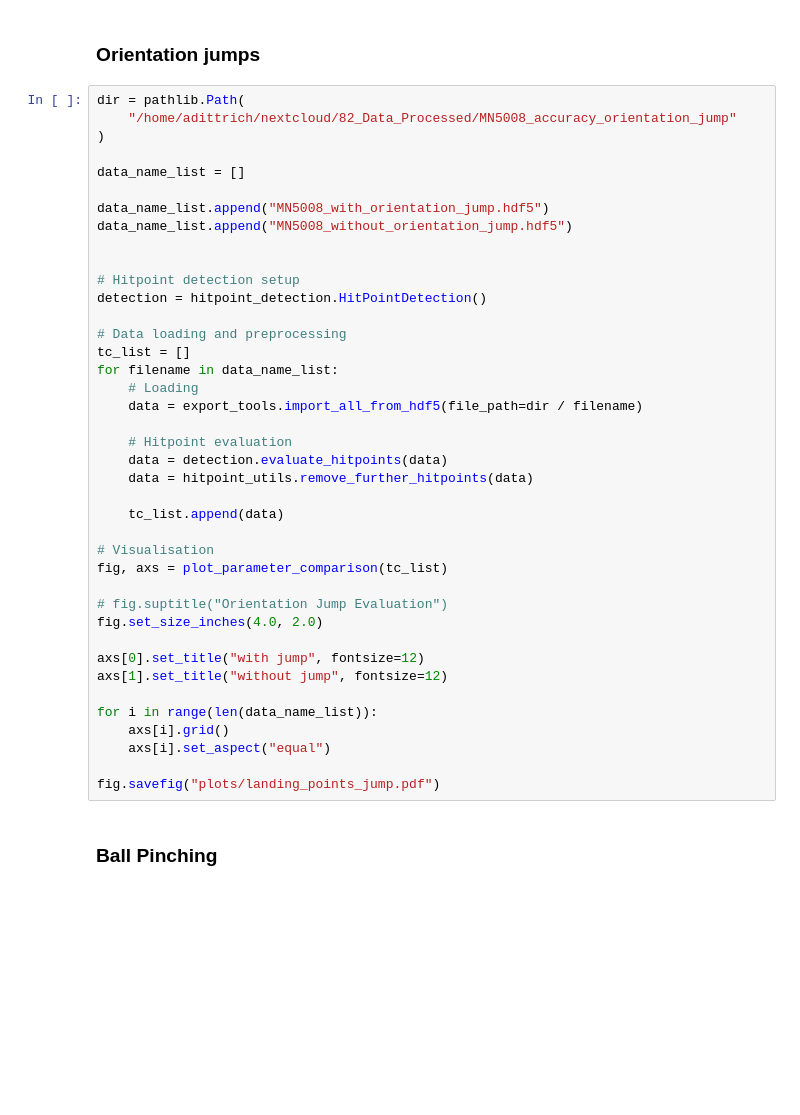
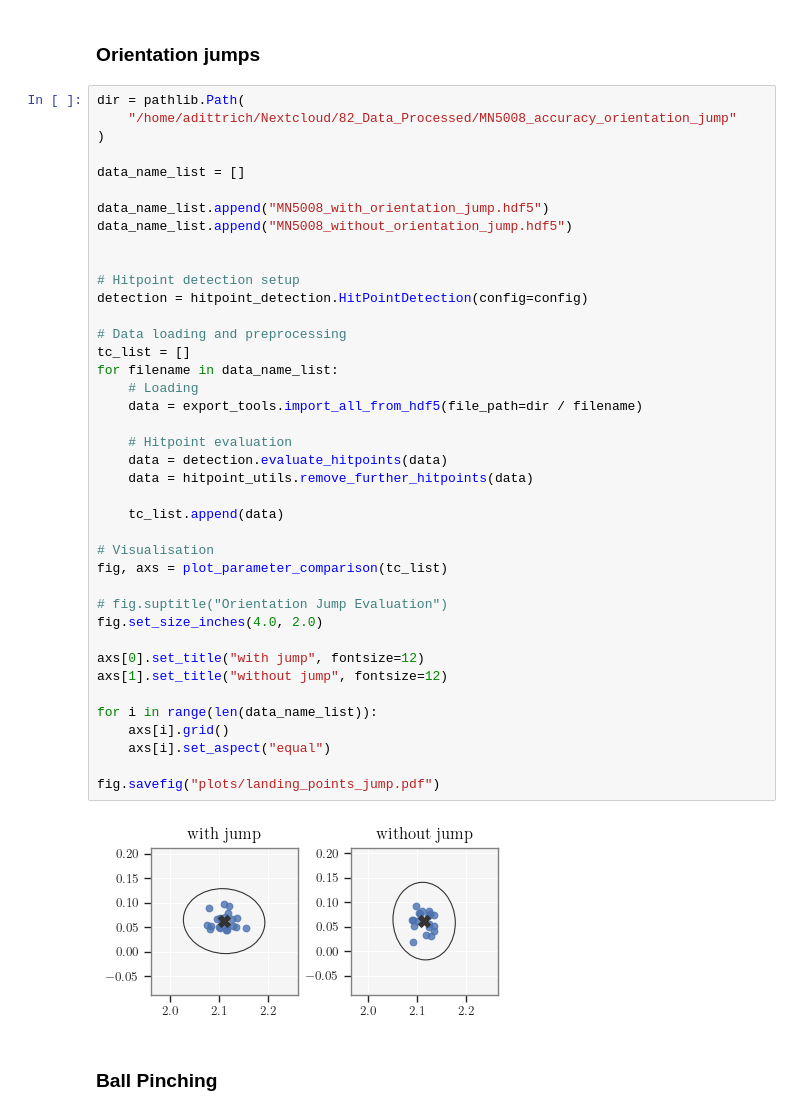
Before and after one commit to intelligent-soft-robots/aimy_target_shooting, a Jupyter notebook: notebooks/launcher_evaluation.ipynb, the cells around one changed output. Drawn from its saved outputs; the diff is of its cells as text; blank space fills up the shorter version.

```diff
--- a/notebooks/launcher_evaluation.ipynb
+++ b/notebooks/launcher_evaluation.ipynb
@@ -434,7 +440,7 @@ fig.savefig("plots/launcher_comparison.pdf", bbox_inches="tight")
 ### Orientation jumps
 # %%
 dir = pathlib.Path(
-    "/home/adittrich/nextcloud/82_Data_Processed/MN5008_accuracy_orientation_jump"
+    "/home/adittrich/Nextcloud/82_Data_Processed/MN5008_accuracy_orientation_jump"
 )
 
 data_name_list = []
@@ -444,34 +450,36 @@ data_name_list.append("MN5008_without_orientation_jump.hdf5")
 
 
 # Hitpoint detection setup
-detection = hitpoint_detection.HitPointDetection()
+detection = hitpoint_detection.HitPointDetection(config=config)
 
 # Data loading and preprocessing
 tc_list = []
 for filename in data_name_list:
     # Loading
     data = export_tools.import_all_from_hdf5(file_path=dir / filename)
 
     # Hitpoint evaluation
     data = detection.evaluate_hitpoints(data)
     data = hitpoint_utils.remove_further_hitpoints(data)
 
     tc_list.append(data)
 
 # Visualisation
 fig, axs = plot_parameter_comparison(tc_list)
 
 # fig.suptitle("Orientation Jump Evaluation")
 fig.set_size_inches(4.0, 2.0)
 
 axs[0].set_title("with jump", fontsize=12)
 axs[1].set_title("without jump", fontsize=12)
 
 for i in range(len(data_name_list)):
     axs[i].grid()
     axs[i].set_aspect("equal")
 
 fig.savefig("plots/landing_points_jump.pdf")
+# %% [output]
+[figure, added]
 # %% [markdown]
 ### Ball Pinching
 # %%
```
Also changed, not shown: parts of 8 cells of this notebook, 3 other files.
